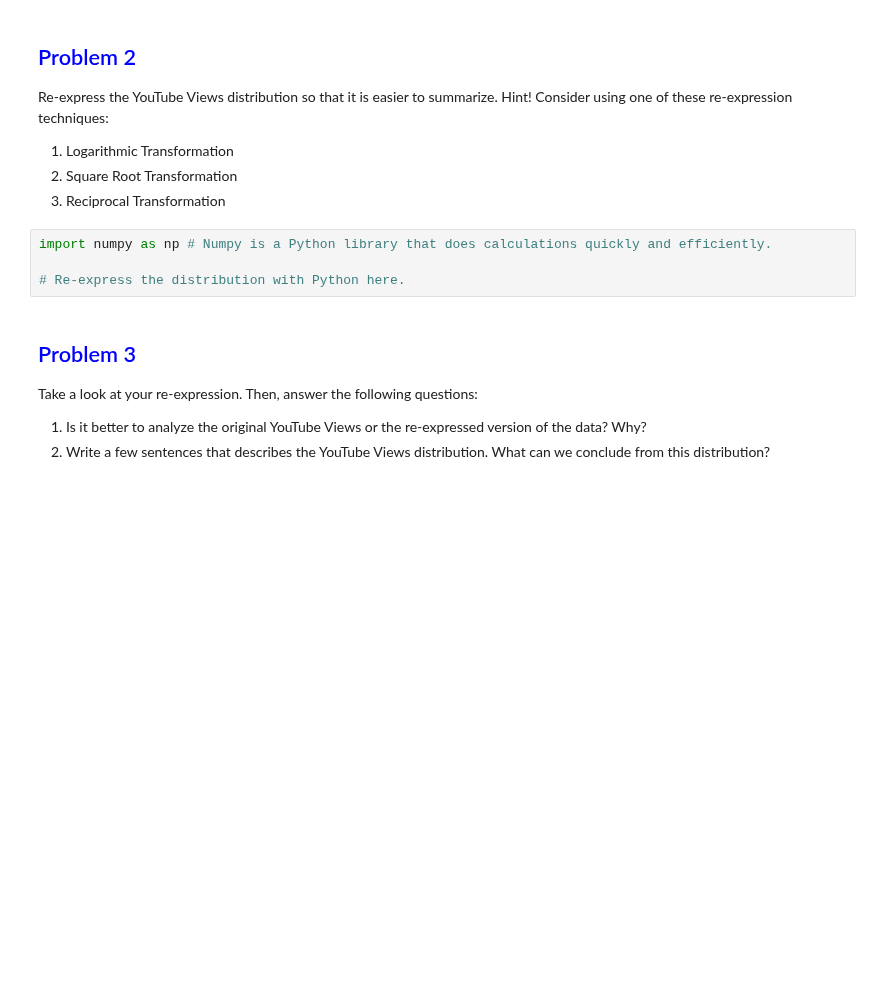
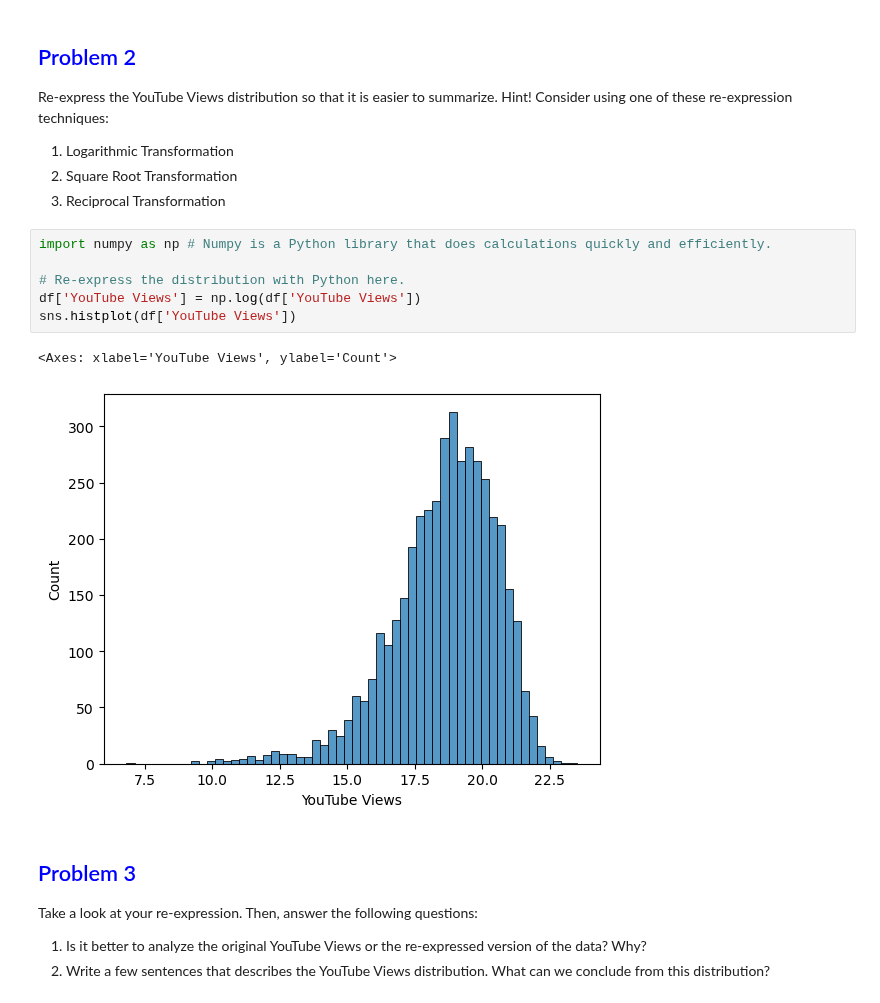
Before and after one commit to whoshilo/AI, a Jupyter notebook: Semester 1/Spotify/Problem Set - Transforming Data.ipynb, the cells around one changed output. Drawn from its saved outputs; the diff is of its cells as text; blank space fills up the shorter version.

```diff
--- a/Semester 1/Spotify/Problem Set - Transforming Data.ipynb
+++ b/Semester 1/Spotify/Problem Set - Transforming Data.ipynb
@@ -53,7 +53,12 @@ Hint! Consider using one of these re-expression techniques:
 # %%
 import numpy as np # Numpy is a Python library that does calculations quickly and efficiently.
 
 # Re-express the distribution with Python here.
+df['YouTube Views'] = np.log(df['YouTube Views'])
+sns.histplot(df['YouTube Views'])
+# %% [output]
+<Axes: xlabel='YouTube Views', ylabel='Count'>
+[figure, added]
 # %% [markdown]
 ## <span style="color:blue">Problem 3</span>
 Take a look at your re-expression. Then, answer the following questions:
```
Also changed, not shown: parts of 21 cells of this notebook.
